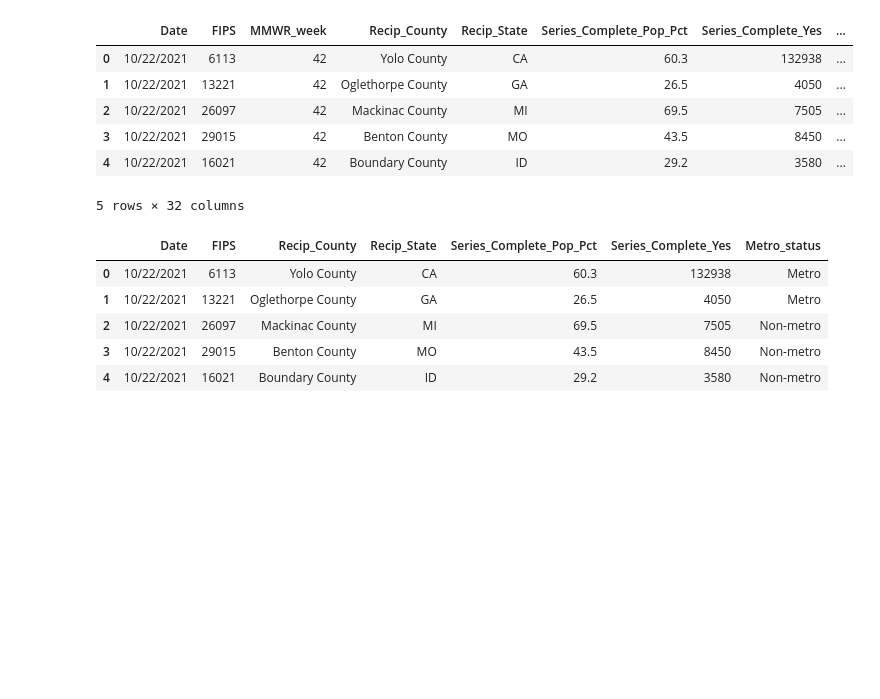
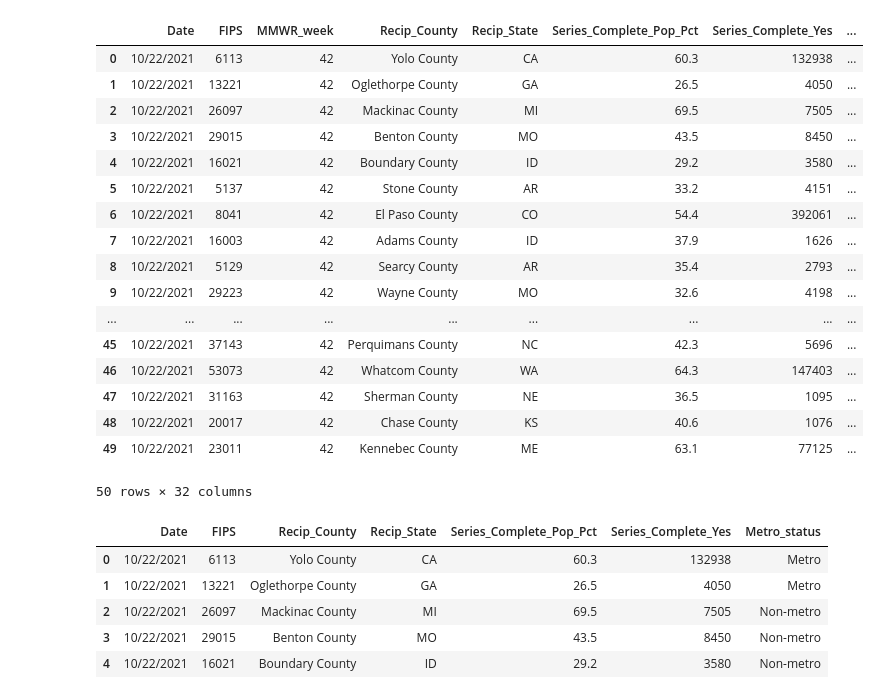
Before and after one commit to Austin-Cyr/Covid_Analysis, a Jupyter notebook: Datasets_HL/Vaccine_By_County/vaccine_by_county(HL).ipynb, the cells around one changed output. Cells and saved outputs as stored; diff of their text form; code cells hidden in the pictures; blank space fills up the shorter version.

```diff
--- a/Datasets_HL/Vaccine_By_County/vaccine_by_county(HL).ipynb
+++ b/Datasets_HL/Vaccine_By_County/vaccine_by_county(HL).ipynb
@@ -3,15 +3,26 @@ import pandas as pd
 # %%
 vax_by_cty_df = pd.read_csv("US_Vaccine_By_County.csv")
 # %%
-vax_by_cty_df.head()
+vax_by_cty_df.head(50)
 # %% [output]
 |  | Date | FIPS | MMWR_week | Recip_County | Recip_State | Series_Complete_Pop_Pct | Series_Complete_Yes | ... |
 | 0 | 10/22/2021 | 6113 | 42 | Yolo County | CA | 60.3 | 132938 | ... |
 | 1 | 10/22/2021 | 13221 | 42 | Oglethorpe County | GA | 26.5 | 4050 | ... |
 | 2 | 10/22/2021 | 26097 | 42 | Mackinac County | MI | 69.5 | 7505 | ... |
 | 3 | 10/22/2021 | 29015 | 42 | Benton County | MO | 43.5 | 8450 | ... |
 | 4 | 10/22/2021 | 16021 | 42 | Boundary County | ID | 29.2 | 3580 | ... |
+| 5 | 10/22/2021 | 5137 | 42 | Stone County | AR | 33.2 | 4151 | ... |
+| 6 | 10/22/2021 | 8041 | 42 | El Paso County | CO | 54.4 | 392061 | ... |
+| 7 | 10/22/2021 | 16003 | 42 | Adams County | ID | 37.9 | 1626 | ... |
+| 8 | 10/22/2021 | 5129 | 42 | Searcy County | AR | 35.4 | 2793 | ... |
+| 9 | 10/22/2021 | 29223 | 42 | Wayne County | MO | 32.6 | 4198 | ... |
+| ... | ... | ... | ... | ... | ... | ... | ... | ... |
+| 45 | 10/22/2021 | 37143 | 42 | Perquimans County | NC | 42.3 | 5696 | ... |
+| 46 | 10/22/2021 | 53073 | 42 | Whatcom County | WA | 64.3 | 147403 | ... |
+| 47 | 10/22/2021 | 31163 | 42 | Sherman County | NE | 36.5 | 1095 | ... |
+| 48 | 10/22/2021 | 20017 | 42 | Chase County | KS | 40.6 | 1076 | ... |
+| 49 | 10/22/2021 | 23011 | 42 | Kennebec County | ME | 63.1 | 77125 | ... |
-5 rows × 32 columns
+50 rows × 32 columns
 # %%
 vax_by_cty_condensed = vax_by_cty_df.filter(["Date", "FIPS","Recip_County","Recip_State", "Series_Complete_Pop_Pct","Series_Complete_Yes","Metro_status"], axis=1)
 # %%
```
Also changed, not shown: 5 other files.
